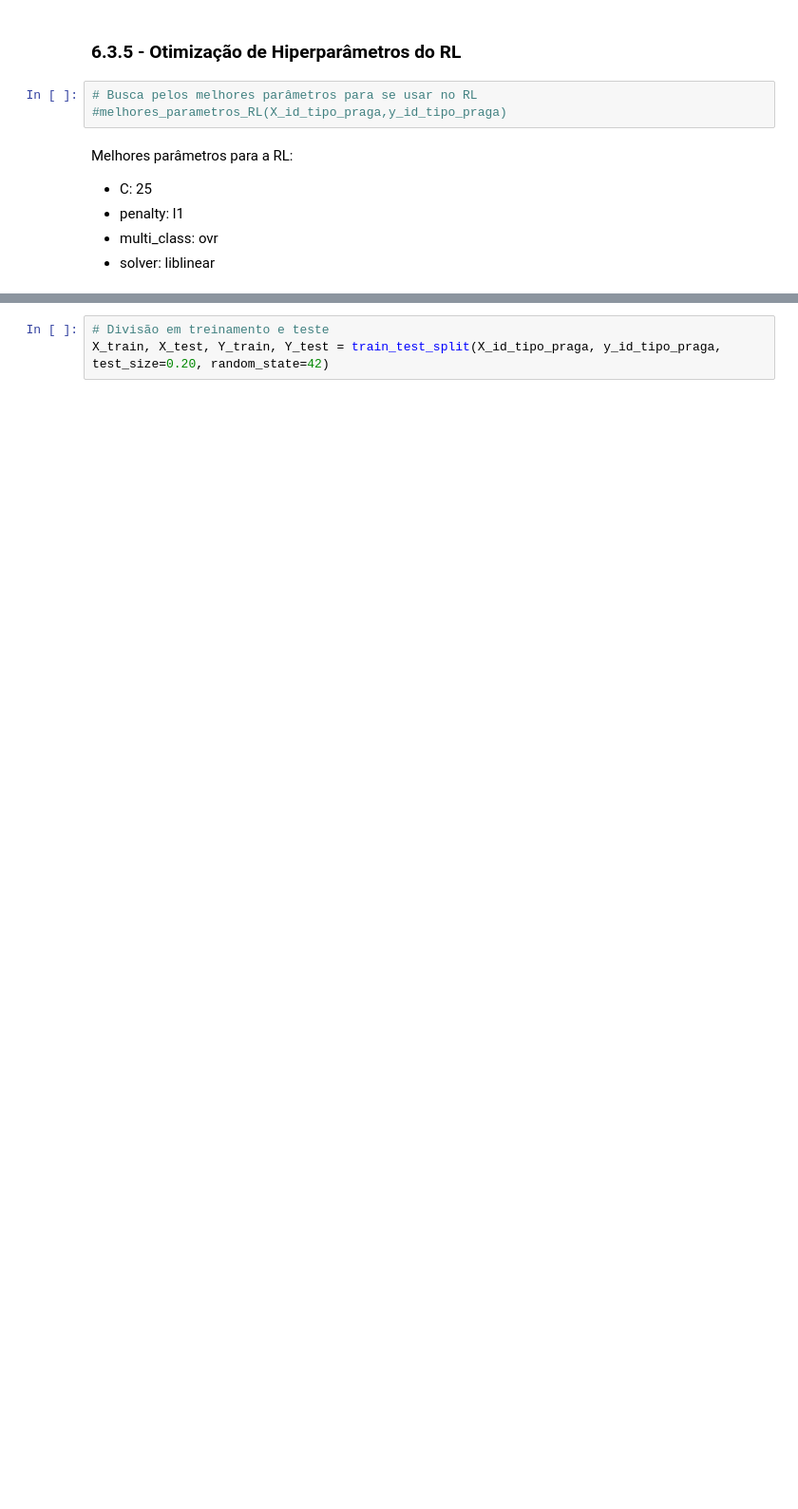
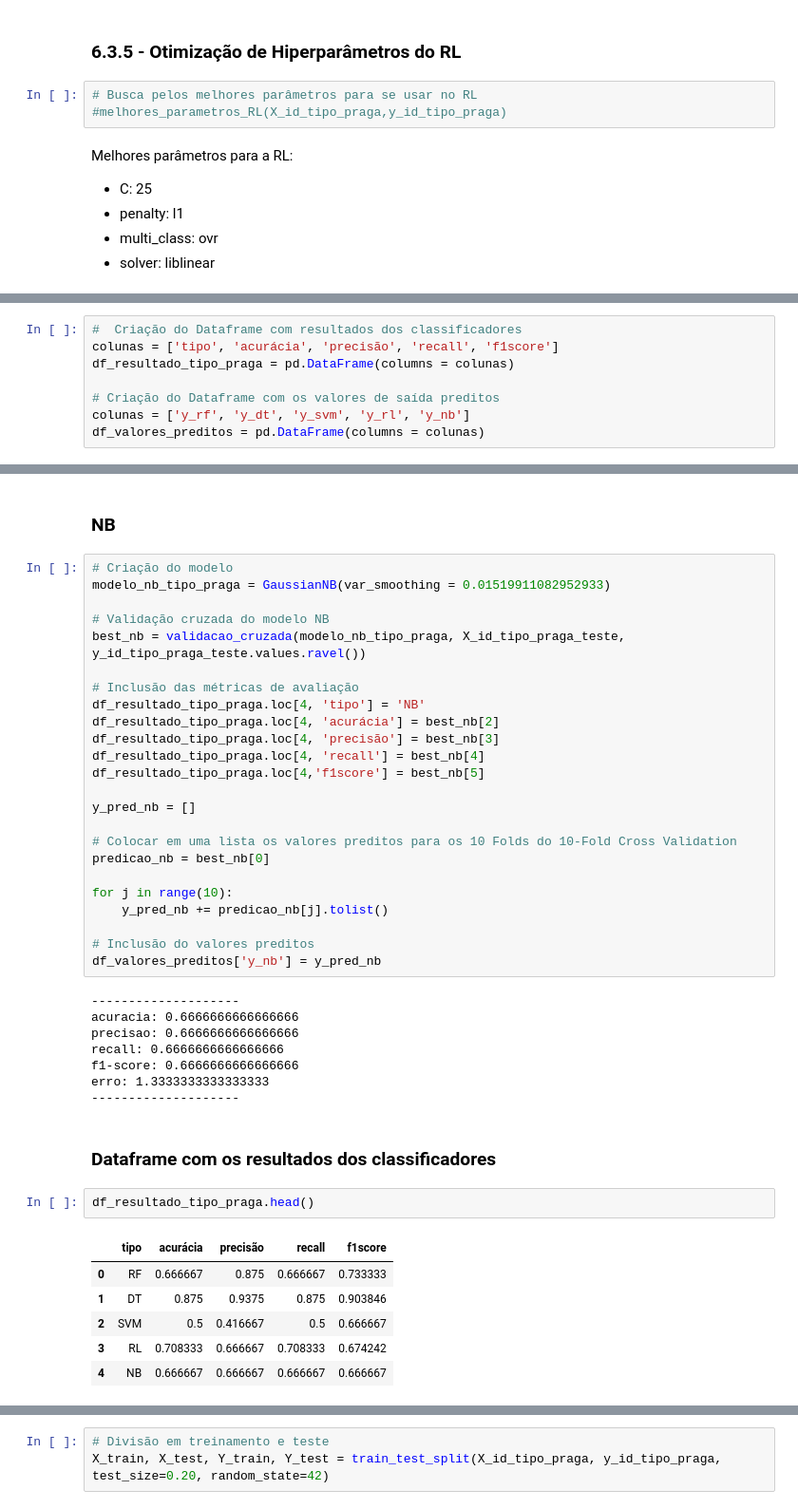
Before and after one commit to thiagogcosta/ds-verde-sobre-verde, a Jupyter notebook: identificacao_pragas.ipynb, the cells around one changed output, grey strips where cells are left out. Shown at 95% size. Drawn from its saved outputs; the diff is of its cells as text; blank space fills up the shorter version.

Commit message:
atualizacao da validacao do modelo de identificacao de tipos de pragas

```diff
--- a/identificacao_pragas.ipynb
+++ b/identificacao_pragas.ipynb
@@ -1158,0 +1195,8 @@ erro: 0.8615384615384616
+# %%
+#  Criação do Dataframe com resultados dos classificadores
+colunas = ['tipo', 'acurácia', 'precisão', 'recall', 'f1score']
+df_resultado_tipo_praga = pd.DataFrame(columns = colunas)
+
+# Criação do Dataframe com os valores de saída preditos
+colunas = ['y_rf', 'y_dt', 'y_svm', 'y_rl', 'y_nb']
+df_valores_preditos = pd.DataFrame(columns = colunas)
@@ -1158,0 +1341,45 @@ erro: 0.8615384615384616
+# %% [markdown]
+### NB
+# %%
+# Criação do modelo
+modelo_nb_tipo_praga = GaussianNB(var_smoothing = 0.01519911082952933)
+
+# Validação cruzada do modelo NB
+best_nb = validacao_cruzada(modelo_nb_tipo_praga, X_id_tipo_praga_teste, y_id_tipo_praga_teste.values.ravel())
+
+# Inclusão das métricas de avaliação
+df_resultado_tipo_praga.loc[4, 'tipo'] = 'NB'
+df_resultado_tipo_praga.loc[4, 'acurácia'] = best_nb[2]
+df_resultado_tipo_praga.loc[4, 'precisão'] = best_nb[3]
+df_resultado_tipo_praga.loc[4, 'recall'] = best_nb[4]
+df_resultado_tipo_praga.loc[4,'f1score'] = best_nb[5]
+
+y_pred_nb = []
+
+# Colocar em uma lista os valores preditos para os 10 Folds do 10-Fold Cross Validation
+predicao_nb = best_nb[0]
+
+for j in range(10):
+    y_pred_nb += predicao_nb[j].tolist()
+
+# Inclusão do valores preditos
+df_valores_preditos['y_nb'] = y_pred_nb
+# %% [output]
+--------------------
+acuracia: 0.6666666666666666
+precisao: 0.6666666666666666
+recall: 0.6666666666666666
+f1-score: 0.6666666666666666
+erro: 1.3333333333333333
+--------------------
+# %% [markdown]
+### Dataframe com os resultados dos classificadores
+# %%
+df_resultado_tipo_praga.head()
+# %% [output]
+|  | tipo | acurácia | precisão | recall | f1score |
+| 0 | RF | 0.666667 | 0.875 | 0.666667 | 0.733333 |
+| 1 | DT | 0.875 | 0.9375 | 0.875 | 0.903846 |
+| 2 | SVM | 0.5 | 0.416667 | 0.5 | 0.666667 |
+| 3 | RL | 0.708333 | 0.666667 | 0.708333 | 0.674242 |
+| 4 | NB | 0.666667 | 0.666667 | 0.666667 | 0.666667 |
```
Also changed, not shown: parts of 34 cells of this notebook, 3 other files.
